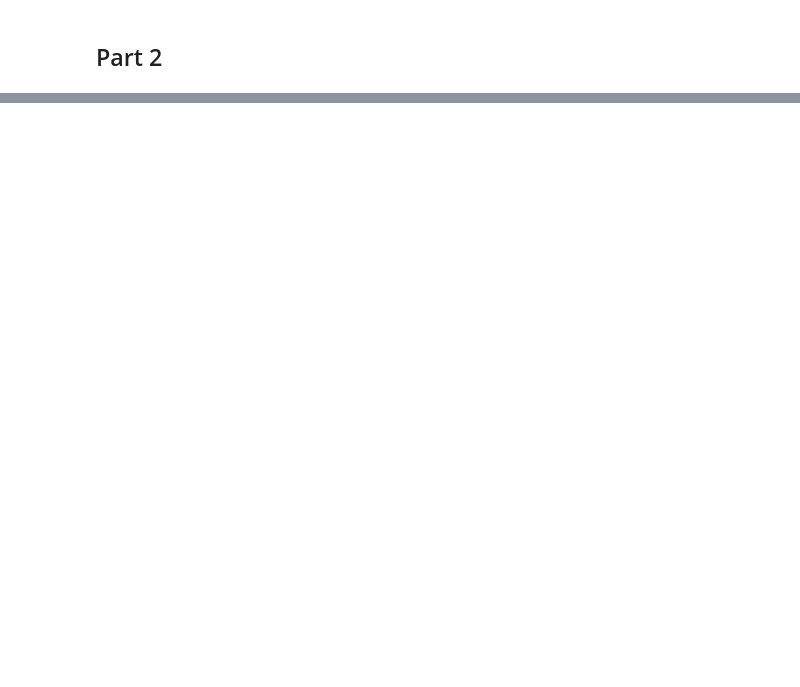
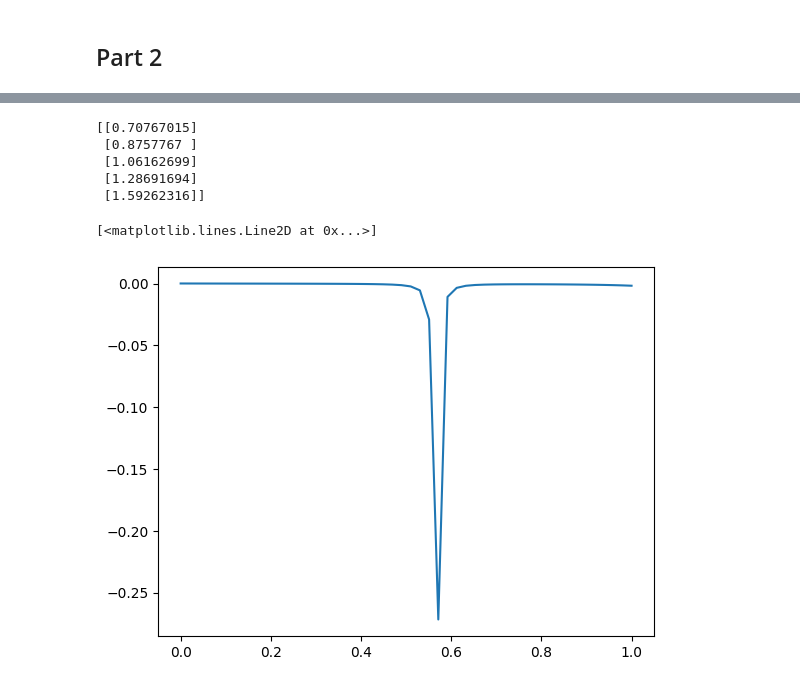
Before and after one commit to mortezaaghajanzadeh/Household-Finance, a Jupyter notebook: Part I - Life cycle consumption savings models/Problem set 1/ProblemSet1.ipynb, the cells around one changed output, grey strips where cells are left out. Saved outputs shown, nothing was run; the diff lists cells and outputs as text; code cells hidden in the pictures; blank space fills up the shorter version.

```diff
--- a/Part I - Life cycle consumption savings models/Problem set 1/ProblemSet1.ipynb
+++ b/Part I - Life cycle consumption savings models/Problem set 1/ProblemSet1.ipynb
@@ -229,0 +278,65 @@ I am sorry to report that I was not able to solve this problem. I have included
+# %%
+Z, ω, π_ω, π_z, π, A, Z0, ε_z, ε_ω,a_grid = tk.initialize(T,N_z, μ_z, ρ_z, σ_η,N_ω,μ_ω,ρ_ω,σ_ω,N_a,a_max,ϕ,N,μ_A,σ_A,σ_z)
+
+## Shock in the interest rate
+N_r = 5 ## number of states for the interest rate process
+μ = 0.04
+r_f = 0.02
+μ_r = np.log(1+r_f) + μ
+σ_r = 0.18
+r,π_r = tk.tauchenhussey(N_r, μ_r, 0, σ_r)
+r = np.exp(r)[0].reshape(N_r,1) ## transitory income process
+print(r)
+r = r - 1
+
+σ_r = 0.18
+ε_r = np.exp(np.random.normal(-σ_r**2, σ_r, (N,T)))
+
+N_α = 5
+α_grid = np.linspace(0,1,N_α)
+π = np.kron(np.kron(π_r, π_z), π_ω)
+# %% [output]
+[[0.70767015]
+ [0.8757767 ]
+ [1.06162699]
+ [1.28691694]
+ [1.59262316]]
+# %%
+x = Xr[-5,5]
+c = Cr[-5,5]
+a = a_grid[-5]
+α = 0.5
+r_state = 0
+r_index = r_state
+z_state = 0
+pension =  λ * g_t[t_w-1]
+income = pension
+def alpha(α,x,c,a,r_index,π_r,pension):
+    A_t = x - c
+    Y_t1 = pension
+    X_t1 = Y_t1 +  A_t* (1 + r_f + α * (r - r_f)).T
+    c_t1 = X_t1 - a
+    # c_t1 = np.interp(c_t1,Xr[:,t+1], Cr[:,t+1])
+    M_t1 = β * c_t1 ** (-γ)
+    # E =  (M_t1 * (r - r_f).T) @ π_r[i,:].T
+    E =  (M_t1 * (r - r_f).T) @ π_r[r_index,:].T
+    return E[0]
+
+def alpha(α,x,c,a,r_index,π_r,income):
+    A_t = x - c
+    Y_t1 = income
+    X_t1 = Y_t1 +  A_t* (1 + r_f + α * (r - r_f)).T
+    c_t1 = X_t1 - a
+    M_t1 = β * c_t1 ** (-γ)
+    E =  (M_t1 * (r - r_f).T) @ π_r[r_index,:].T
+    return E[0]
+
+test_a = np.linspace(0,1,50)
+res = []
+for i in test_a:
+    # res.append(alpha_stocastic_income(i,x,c,a,r_state,z_state,π_r,π_z,income))
+    res.append(alpha(i,x,c,a,r_state,π_r,pension))
+plt.plot(test_a,res)
+# %% [output]
+[<matplotlib.lines.Line2D at 0x...>]
+[figure, added]
```
Also changed, not shown: parts of 8 cells of this notebook, 12 other files.
